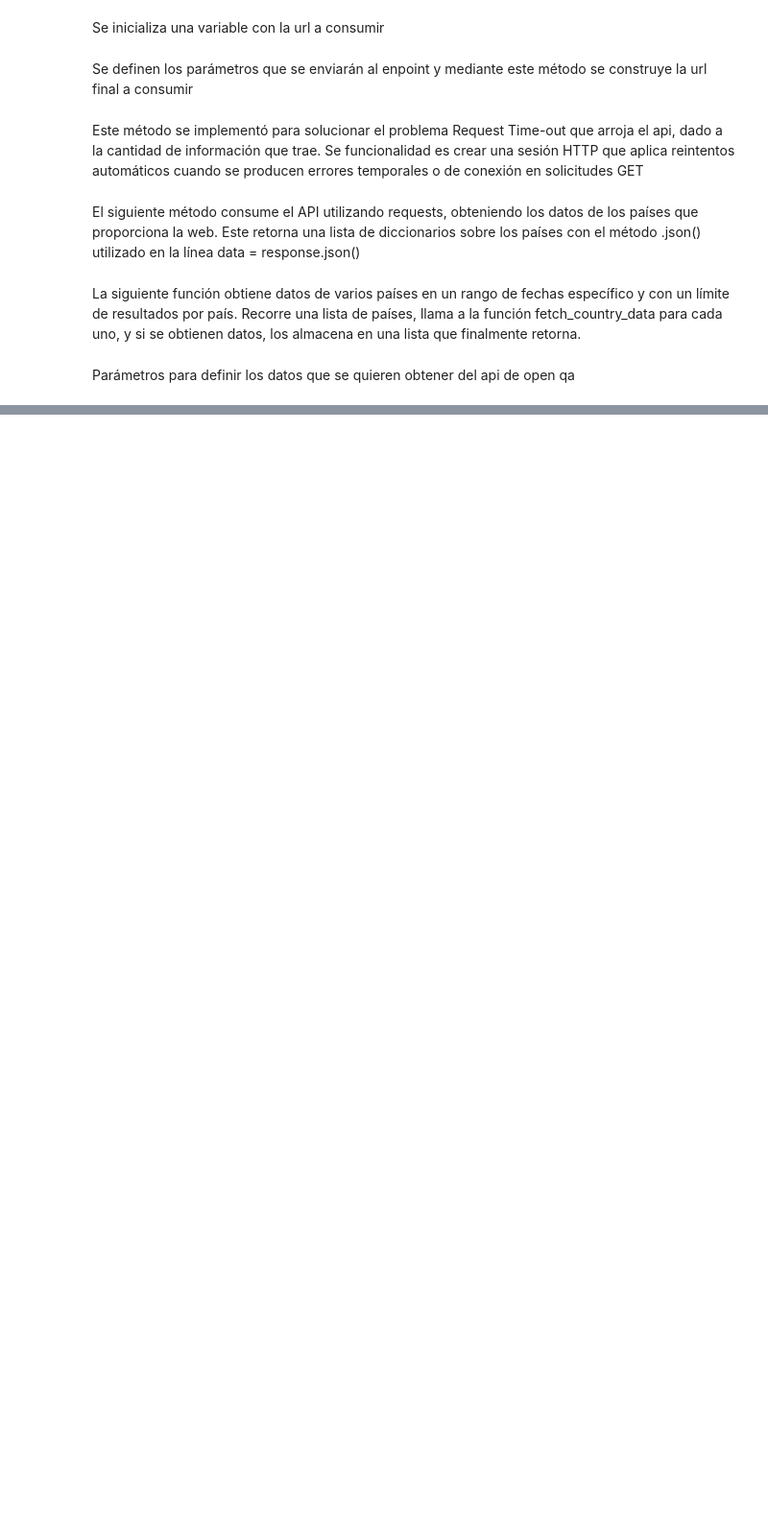
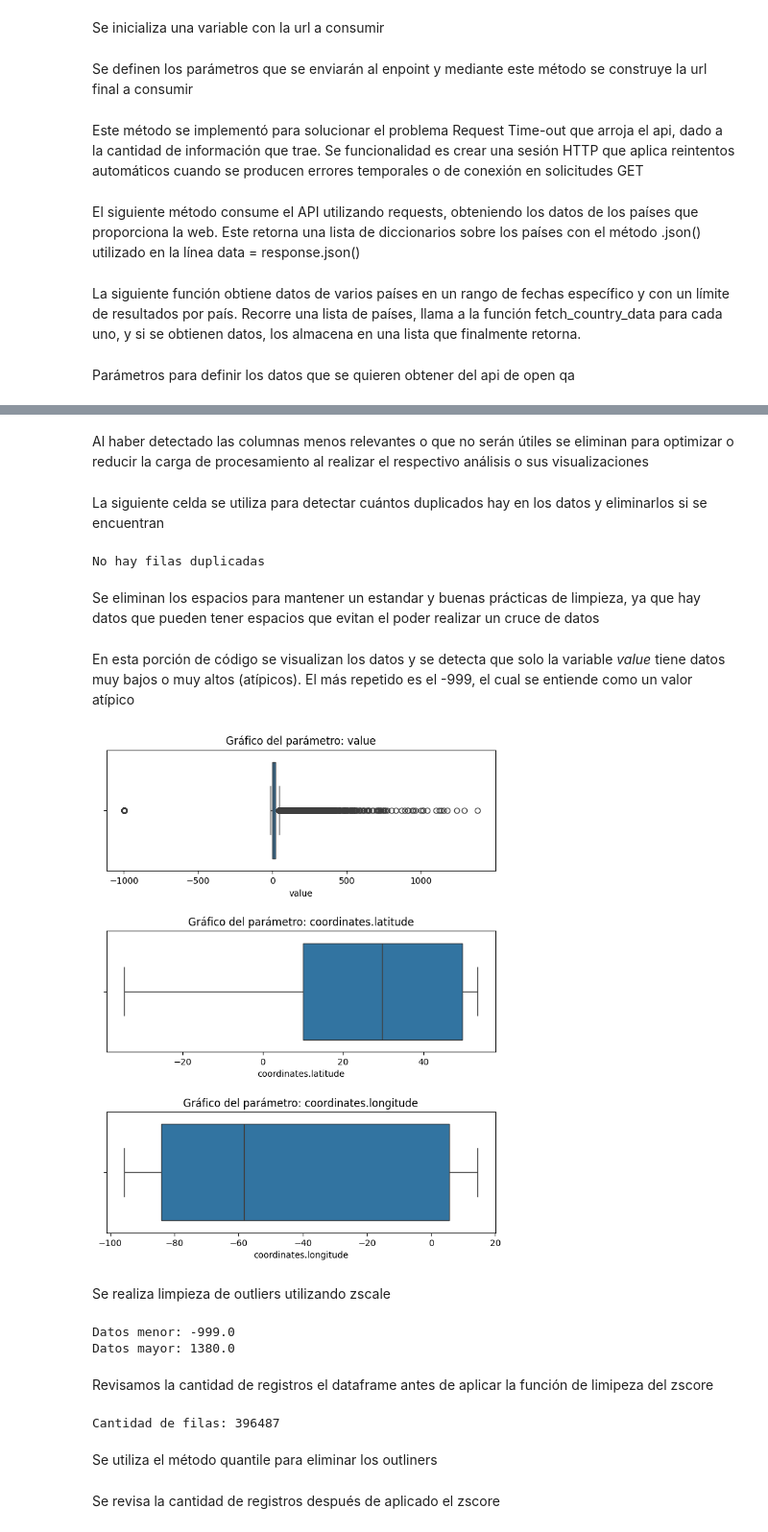
Before and after one commit to calerovillalobos10/Intro_Limpieza_Transf_Data, a Jupyter notebook: Lab2_PF3347.ipynb, the cells around one changed output, grey strips where cells are left out. Shown at 96% size. Drawn from its saved outputs; the diff is of its cells as text; code cells hidden in the pictures; blank space fills up the shorter version.

Commit message:
Agrega sección de limpieza y transformación, así como analisis EDA

```diff
--- a/Lab2_PF3347.ipynb
+++ b/Lab2_PF3347.ipynb
@@ -229,0 +253,3 @@ DataFrame guardado en datos_normalizados.csv
+# %%
+datos = pd.DataFrame(datos_normalizados)
+datos.head()
@@ -229,0 +368,64 @@ DataFrame guardado en datos_normalizados.csv
+# %% [markdown]
+Al haber detectado las columnas menos relevantes o que no serán útiles se eliminan para optimizar o reducir la carga de procesamiento al realizar el respectivo análisis o sus visualizaciones
+# %%
+# luego de notar que las columnas city, isMobile, isAnalysis, entity, sensorType tienen 1 o 0 subniveles y se deciden eliminar de la data
+datos.drop(columns=col_descartadas, inplace=True) # Con inplace=True: modifica datos directamente, sin crea un dataframe nuevo
+# %% [markdown]
+La siguiente celda se utiliza para detectar cuántos duplicados hay en los datos y eliminarlos si se encuentran
+# %%
+# Inicio duplicados
+duplicados = datos.duplicated().sum() #contar datos duplicados
+
+#Elimina los duplicados si es que los hay
+if duplicados > 1:
+  print(f'Tamaño previo: {datos.shape}')
+  datos.drop_duplicates(inplace=True)
+  print(f'Tamaño posterior: {datos.shape}')
+else:
+  print('No hay filas duplicadas')
+# %% [output]
+No hay filas duplicadas
+# %% [markdown]
+Se eliminan los espacios para mantener un estandar y buenas prácticas de limpieza, ya que hay datos que pueden tener espacios que evitan el poder realizar un cruce de datos
+# %%
+# Eliminar espacios al principio y al final en todas las columnas de texto
+datos['location'] = datos['location'].str.strip()
+datos['parameter'] = datos['parameter'].str.strip()
+datos['unit'] = datos['unit'].str.strip()
+datos['country'] = datos['country'].str.strip()
+# %% [markdown]
+En esta porción de código se visualizan los datos y se detecta que solo la variable *value* tiene datos muy bajos o muy altos (atípicos). El más repetido es el -999, el cual se entiende como un valor atípico
+# %%
+#revision de outliers en variables numericas
+cols_num = ['value', 'coordinates.latitude', 'coordinates.longitude']
+
+# Define la estructura del gráfico
+fig, ax = plt.subplots(nrows = len(cols_num), ncols = 1, figsize = (8,10))
+fig.subplots_adjust(hspace = 0.5) # Espacio entre gráficos
+
+for i, col in enumerate(cols_num):
+    sns.boxplot(x = col, data = datos, ax = ax[i]) # información para crear el gráfico
+    ax[i].set_title(f'Gráfico del parámetro: {col}') # Nombre del gráfico
+
+plt.show() # Muestra el gráfico
+# %% [output]
+[figure, added]
+# %% [markdown]
+Se realiza limpieza de outliers utilizando zscale
+# %%
+maximo_valor = datos.value.max()
+ultimo_valor = datos.value.min()
+print(f'Datos menor: {ultimo_valor}')
+print(f'Datos mayor: {maximo_valor}')
+# %% [output]
+Datos menor: -999.0
+Datos mayor: 1380.0
+# %% [markdown]
+Revisamos la cantidad de registros el dataframe antes de aplicar la función de limipeza del zscore
+# %%
+num_filas = datos.shape[0]
+print(f'Cantidad de filas: {num_filas}')
+# %% [output]
+Cantidad de filas: 396487
+# %% [markdown]
+Se utiliza el método quantile para eliminar los outliners
@@ -229,0 +446,2 @@ DataFrame guardado en datos_normalizados.csv
+# %% [markdown]
+Se revisa la cantidad de registros después de aplicado el zscore
```
Also changed, not shown: parts of 60 cells of this notebook.
